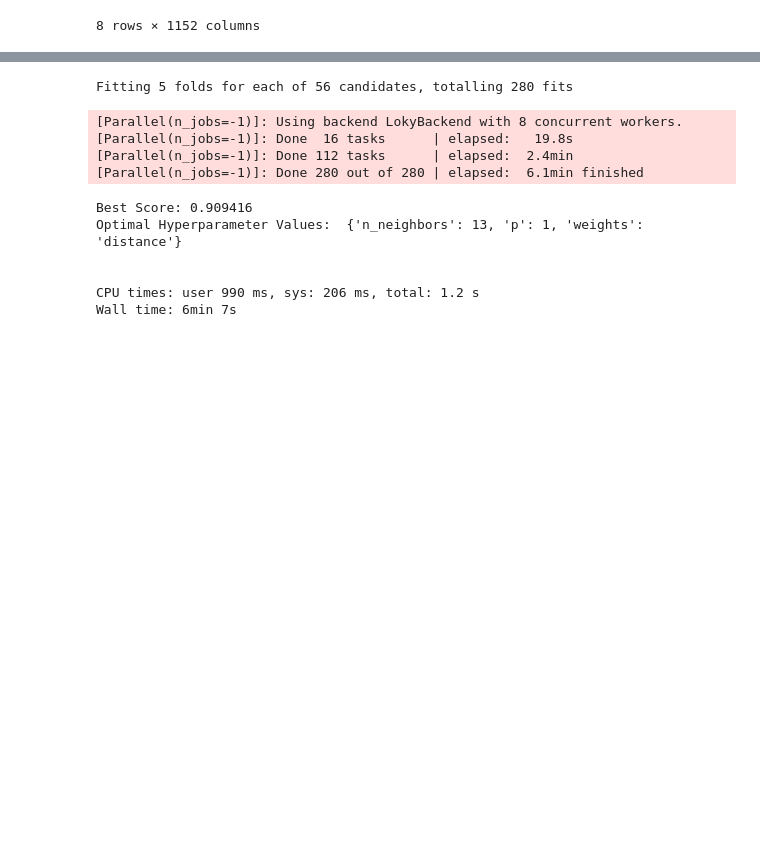
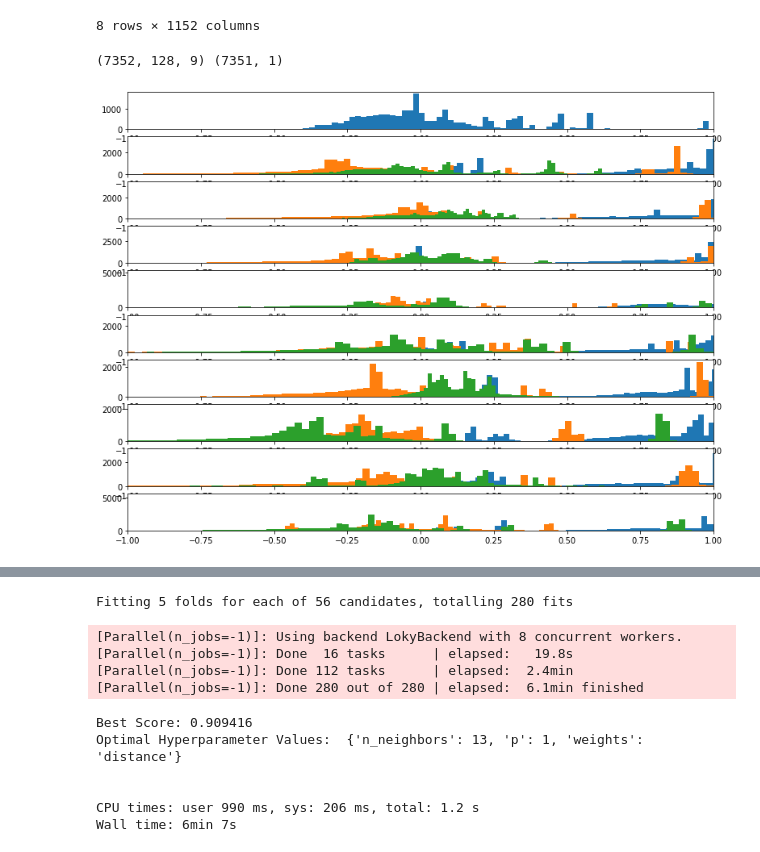
Before and after one commit to syeap2/CSCE478_ml, a Jupyter notebook: Final-Project/Final Project.ipynb, the cells around one changed output, grey strips where cells are left out. Drawn from its saved outputs; the diff is of its cells as text; code cells hidden in the pictures; blank space fills up the shorter version.

```diff
--- a/Final-Project/Final Project.ipynb
+++ b/Final-Project/Final Project.ipynb
@@ -34,6 +37,7 @@ x_test_fe = x_test_fe.values
 # load train labels file
 y_train_fe = read_csv('HARDataset/train/y_train.txt', header=None, delim_whitespace=True)
 y_train_fe = y_train_fe.values
+y = y_train_fe
 # load test labels file
 y_test_fe = read_csv('HARDataset/test/y_test.txt', header=None, delim_whitespace=True)
 y_test_fe = y_test_fe.values
@@ -197,0 +203,56 @@ Describe Raw x_test:
+# %%
+# get all data for one subject
+def data_for_subject(X, y, subject_map, subject_id):
+    # get row indexes for the subject id
+    rowIndex = [i for i in range(len(subject_map)) if subject_map[i]==subject_id]
+    # return the selected samples
+    return X[rowIndex, :, :], y[rowIndex]
+
+# convert a series of windows to a 1D list
+def to_series(windows):
+    series = list()
+    for window in windows:
+        # remove the overlap from the window
+        half = int(len(window) / 2) - 1
+        for value in window[-half:]:
+            series.append(value)
+    return series
+
+## plot histograms per activity for a subject
+# group data by activity
+def data_by_activity(X, y, activities):
+    # group windows by activity
+    return {a:X[y[:,0]==a, :, :] for a in activities}
+
+subject_file = read_csv('HARDataset/train/subject_train.txt', delim_whitespace=True)
+subject_map = subject_file.values
+
+print(X.shape, y.shape)
+# %% [output]
+(7352, 128, 9) (7351, 1)
+# %%
+# plot histograms for multiple subjects
+# for total acceleration data
+def plot_subject_histograms(X, y, sub_map, n=10):
+    plt.figure(figsize=(13, 10))
+    # get unique subjects
+    subjects = unique(sub_map[:,0])
+    # enumerate subjects
+    x_axis = None
+    for i in range(n):
+        subject_id = subjects[i]
+        # get data for one subject
+        subjectData, _ = data_for_subject(X, y, sub_map, subject_id)
+        # total acc
+        for j in range(3):
+            axes_subplot = plt.subplot(n, 1, i+1, sharex=x_axis)
+            axes_subplot.set_xlim(-1,1)
+            if i == 0:
+                 x_axis = axes_subplot
+            plt.hist(to_series(subjectData[:,:,j]), bins=100)
+    plt.show()
+
+# plot histograms for subjects
+plot_subject_histograms(X, y, subject_map)
+# %% [output]
+[figure, added]
```
Also changed, not shown: parts of 20 cells of this notebook.
